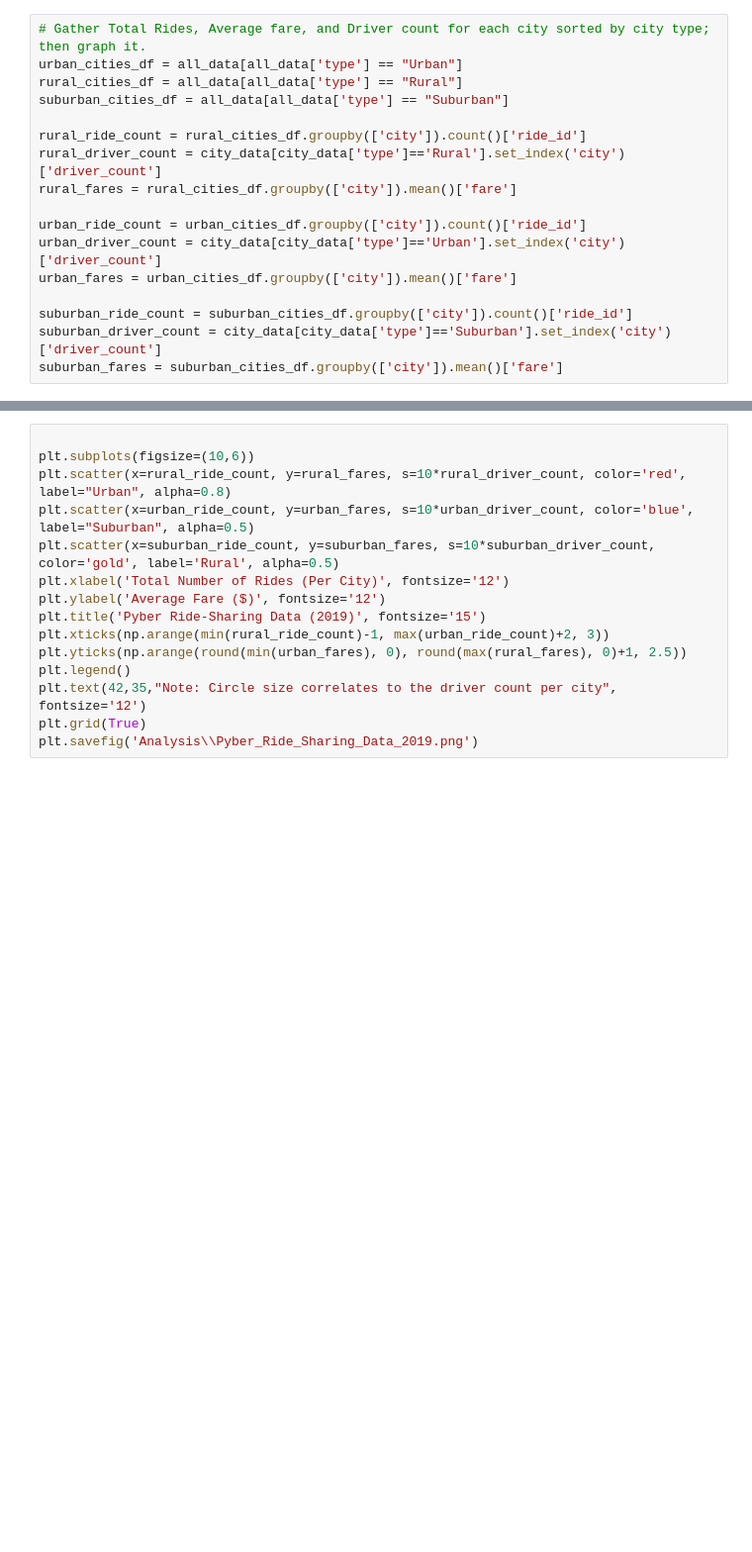
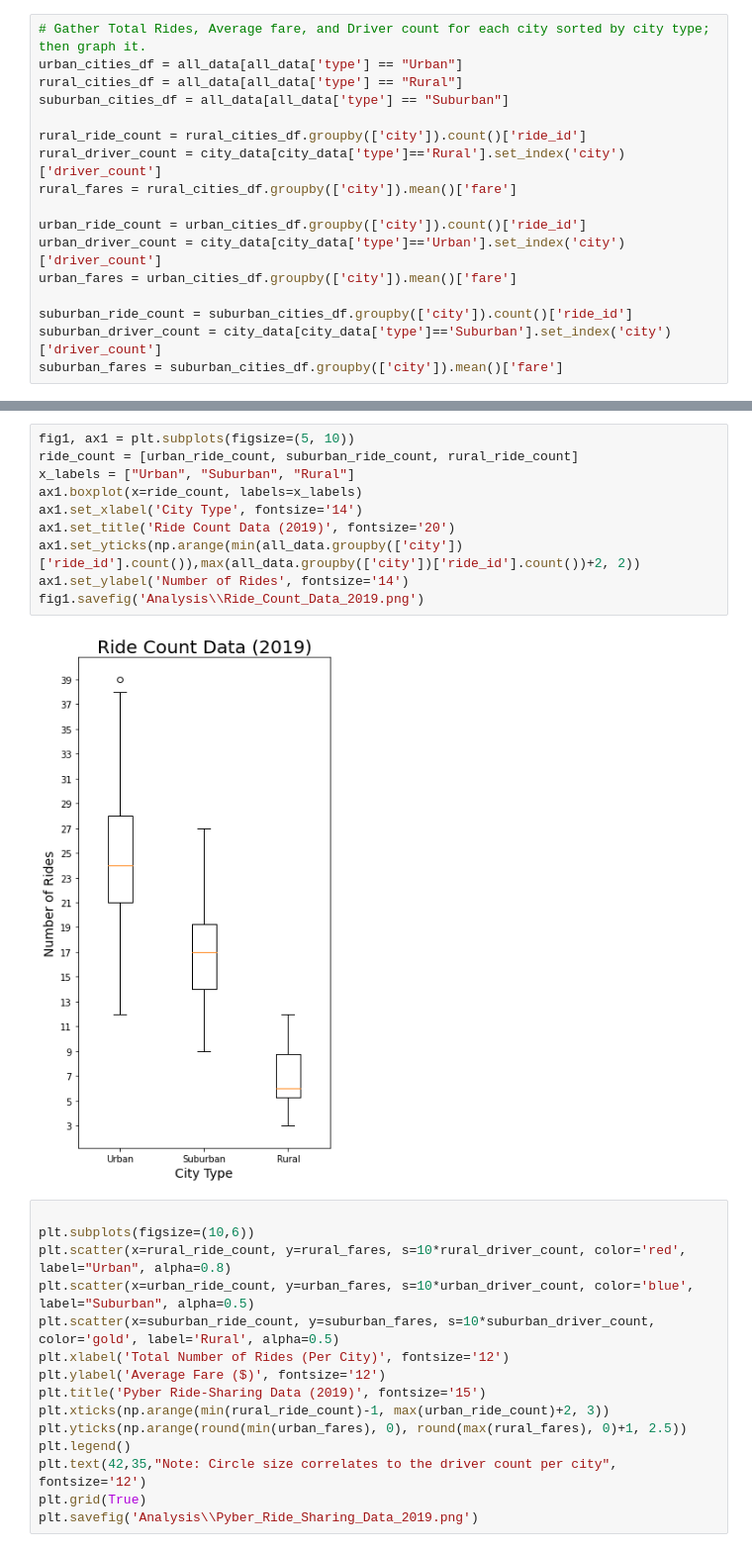
Before and after one commit to Bag0niku/PyBer_Analysis, a Jupyter notebook: Pyber.ipynb, the cells around one changed output, grey strips where cells are left out. Shown at 99% size. Cells and saved outputs as stored; diff of their text form; blank space fills up the shorter version.

Commit message:
Ride count data plot done

```diff
--- a/Pyber.ipynb
+++ b/Pyber.ipynb
@@ -145,3 +106,15 @@ city_insights_df
+# %%
+fig1, ax1 = plt.subplots(figsize=(5, 10))
+ride_count = [urban_ride_count, suburban_ride_count, rural_ride_count]
+x_labels = ["Urban", "Suburban", "Rural"]
+ax1.boxplot(x=ride_count, labels=x_labels)
+ax1.set_xlabel('City Type', fontsize='14')
+ax1.set_title('Ride Count Data (2019)', fontsize='20')
+ax1.set_yticks(np.arange(min(all_data.groupby(['city'])['ride_id'].count()),max(all_data.groupby(['city'])['ride_id'].count())+2, 2))
+ax1.set_ylabel('Number of Rides', fontsize='14')
+fig1.savefig('Analysis\\Ride_Count_Data_2019.png')
+# %% [output]
+[figure, added]
 # %%
 
 plt.subplots(figsize=(10,6))
```
Also changed, not shown: parts of 5 cells of this notebook.
